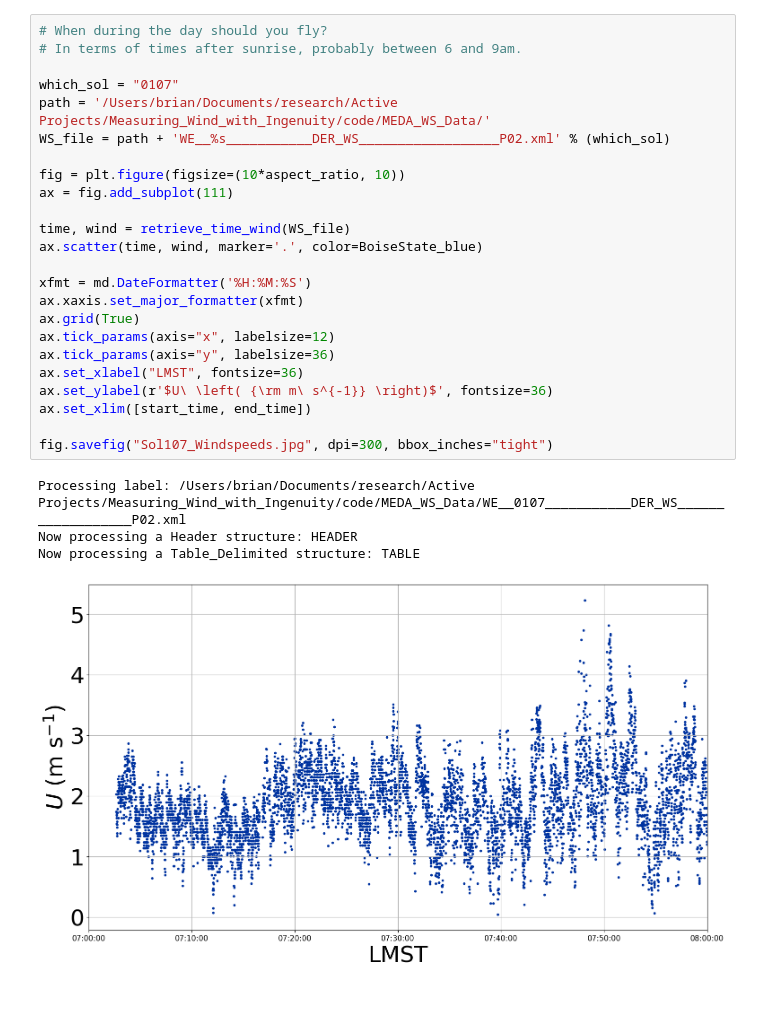
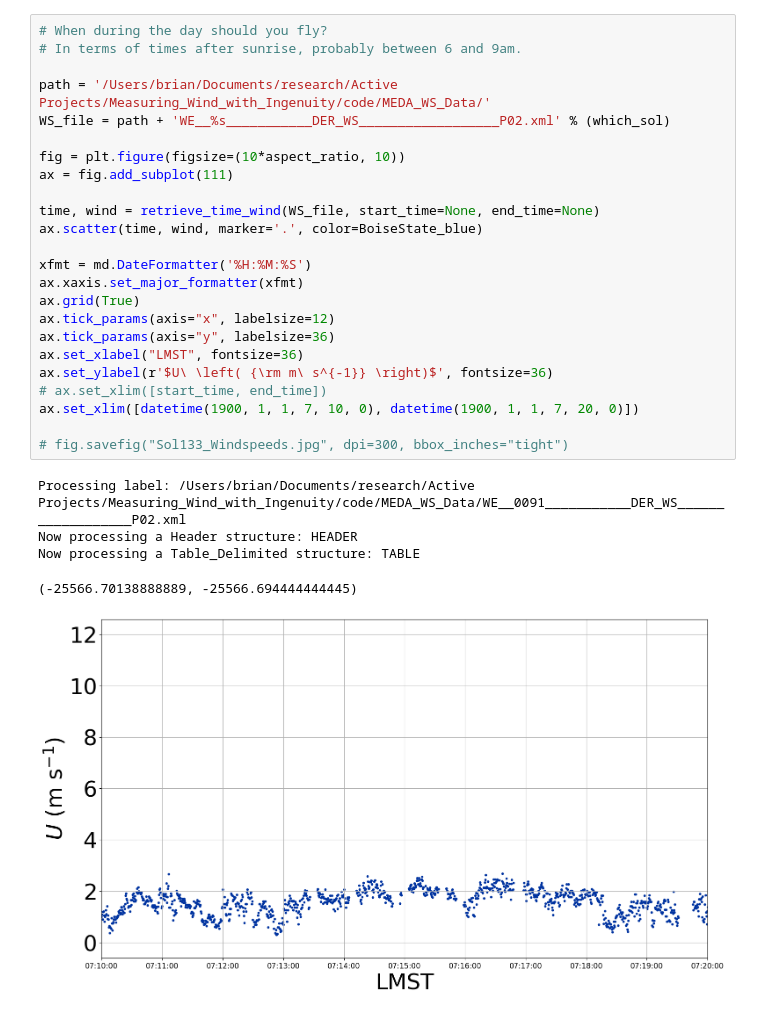
Before and after one commit to BoiseStatePlanetary/Measuring_Wind_with_Ingenuity, a Jupyter notebook: code/Synthetic_Mars_Wind_Profile.ipynb, the cells around one changed output. Cells and saved outputs as stored; diff of their text form.

```diff
--- a/code/Synthetic_Mars_Wind_Profile.ipynb
+++ b/code/Synthetic_Mars_Wind_Profile.ipynb
@@ -24,32 +27,33 @@ WS_file = path + 'WE__%s___________DER_WS__________________P02.xml' % (which_sol
-# %%
-# When during the day should you fly?
-# In terms of times after sunrise, probably between 6 and 9am.
-
-which_sol = "0107"
-path = '/Users/brian/Documents/research/Active Projects/Measuring_Wind_with_Ingenuity/code/MEDA_WS_Data/'
-WS_file = path + 'WE__%s___________DER_WS__________________P02.xml' % (which_sol)
-
-fig = plt.figure(figsize=(10*aspect_ratio, 10))
-ax = fig.add_subplot(111)
-
-time, wind = retrieve_time_wind(WS_file)
-ax.scatter(time, wind, marker='.', color=BoiseState_blue)
-
-xfmt = md.DateFormatter('%H:%M:%S')
-ax.xaxis.set_major_formatter(xfmt)
-ax.grid(True)
-ax.tick_params(axis="x", labelsize=12)
-ax.tick_params(axis="y", labelsize=36)
-ax.set_xlabel("LMST", fontsize=36)
-ax.set_ylabel(r'$U\ \left( {\rm m\ s^{-1}} \right)$', fontsize=36)
-ax.set_xlim([start_time, end_time])
-
-fig.savefig("Sol107_Windspeeds.jpg", dpi=300, bbox_inches="tight")
-# %% [output]
-Processing label: /Users/brian/Documents/research/Active Projects/Measuring_Wind_with_Ingenuity/code/MEDA_WS_Data/WE__0107___________DER_WS__________________P02.xml
-Now processing a Header structure: HEADER
-Now processing a Table_Delimited structure: TABLE
-[figure, removed]
+# %%
+# When during the day should you fly?
+# In terms of times after sunrise, probably between 6 and 9am.
+
+path = '/Users/brian/Documents/research/Active Projects/Measuring_Wind_with_Ingenuity/code/MEDA_WS_Data/'
+WS_file = path + 'WE__%s___________DER_WS__________________P02.xml' % (which_sol)
+
+fig = plt.figure(figsize=(10*aspect_ratio, 10))
+ax = fig.add_subplot(111)
+
+time, wind = retrieve_time_wind(WS_file, start_time=None, end_time=None)
+ax.scatter(time, wind, marker='.', color=BoiseState_blue)
+
+xfmt = md.DateFormatter('%H:%M:%S')
+ax.xaxis.set_major_formatter(xfmt)
+ax.grid(True)
+ax.tick_params(axis="x", labelsize=12)
+ax.tick_params(axis="y", labelsize=36)
+ax.set_xlabel("LMST", fontsize=36)
+ax.set_ylabel(r'$U\ \left( {\rm m\ s^{-1}} \right)$', fontsize=36)
+# ax.set_xlim([start_time, end_time])
+ax.set_xlim([datetime(1900, 1, 1, 7, 10, 0), datetime(1900, 1, 1, 7, 20, 0)])
+
+# fig.savefig("Sol133_Windspeeds.jpg", dpi=300, bbox_inches="tight")
+# %% [output]
+Processing label: /Users/brian/Documents/research/Active Projects/Measuring_Wind_with_Ingenuity/code/MEDA_WS_Data/WE__0091___________DER_WS__________________P02.xml
+Now processing a Header structure: HEADER
+Now processing a Table_Delimited structure: TABLE
+(-25566.70138888889, -25566.694444444445)
+[figure, added]
 # %%
 fig = plt.figure(figsize=(10*aspect_ratio, 10))
 ax1 = fig.add_subplot(121)
```
Also changed, not shown: parts of 3 cells of this notebook, 4 other files.
